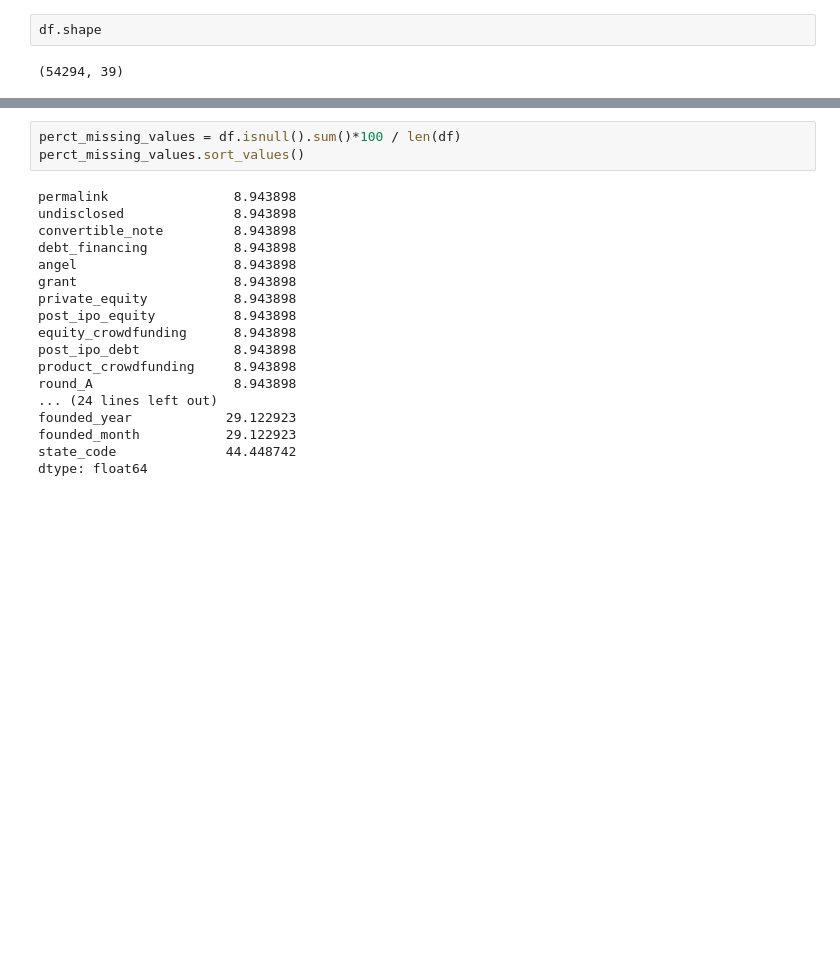
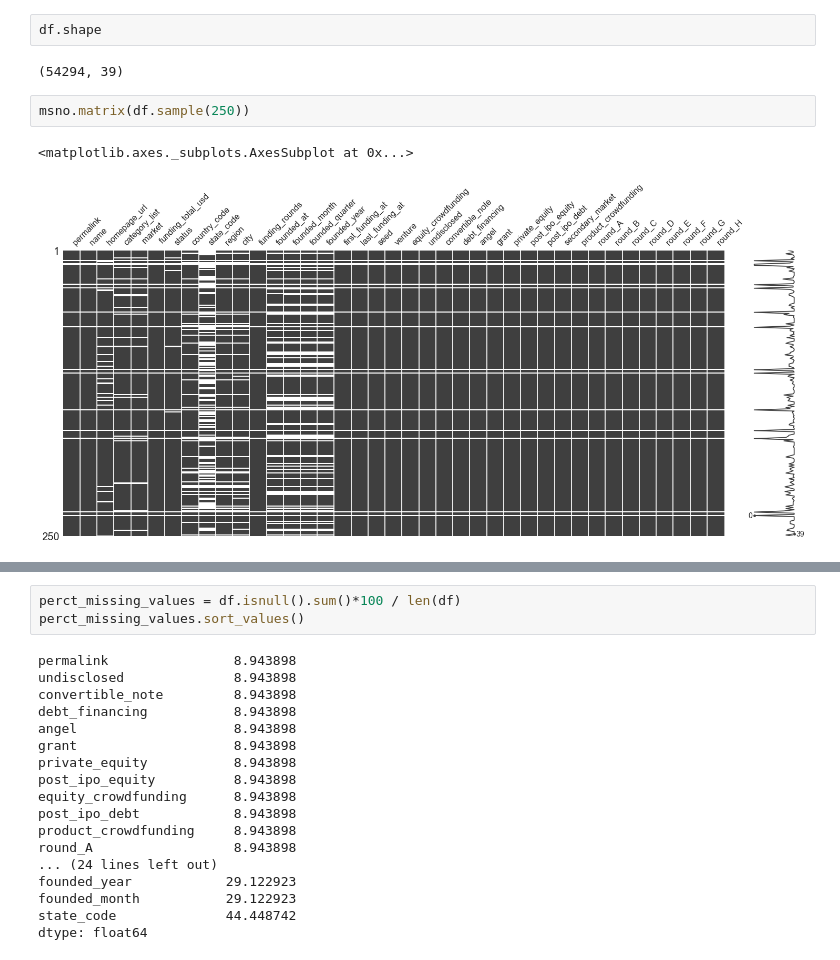
Before and after one commit to MichaelBurak/crunchbase-analysis, a Jupyter notebook: crunchbase-analysis.ipynb, the cells around one changed output, grey strips where cells are left out. Drawn from its saved outputs; the diff is of its cells as text; blank space fills up the shorter version.

```diff
--- a/crunchbase-analysis.ipynb
+++ b/crunchbase-analysis.ipynb
@@ -75,3 +76,8 @@ Name: name, Length: 49351, dtype: int64
 df.shape
 # %% [output]
 (54294, 39)
+# %%
+msno.matrix(df.sample(250))
+# %% [output]
+<matplotlib.axes._subplots.AxesSubplot at 0x...>
+[figure, added]
```
Also changed, not shown: parts of 113 cells of this notebook.
